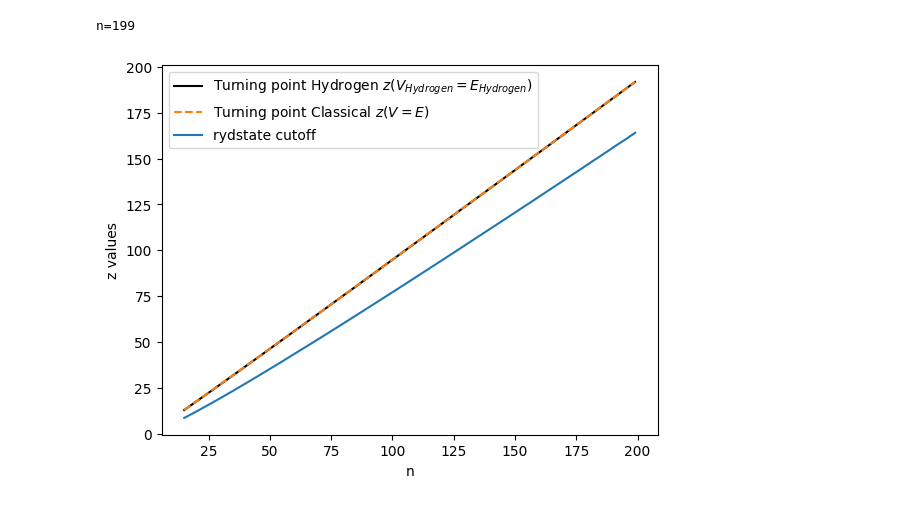
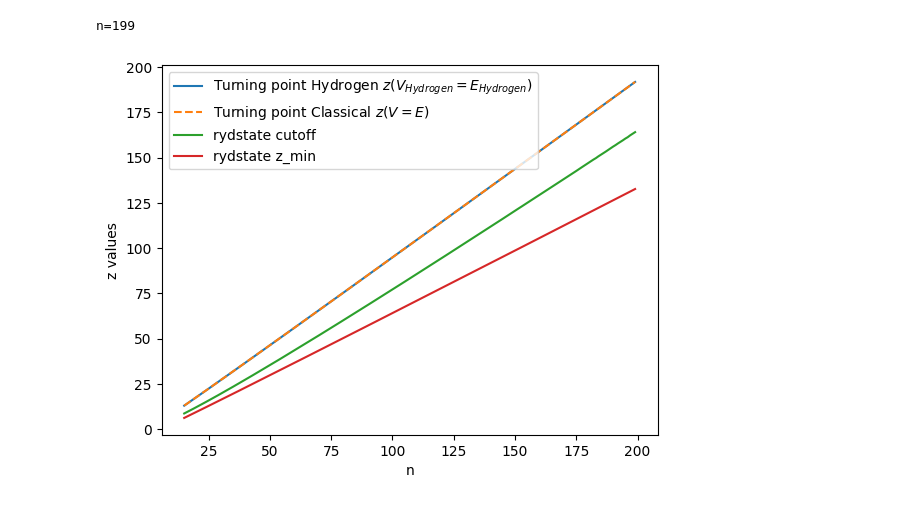
Before and after one commit to pairinteraction/rydstate, a Jupyter notebook: docs/examples/comparisons/compare_z_min_cutoff.ipynb, the cells around one changed output. Drawn from its saved outputs; the diff is of its cells as text; code cells hidden in the pictures.

```diff
--- a/docs/examples/comparisons/compare_z_min_cutoff.ipynb
+++ b/docs/examples/comparisons/compare_z_min_cutoff.ipynb
@@ -19,43 +20,40 @@ for n in n_list:
     j = l + 0.5
     qn_list.append((n, l, j))
 # %%
-z_i_dict = {"hydrogen": [], "classical": [], "rydstate cutoff": []}
+z_i_dict = {"hydrogen": [], "classical": [], "rydstate cutoff": [], "rydstate z_min": []}
 for qn in qn_list:
     print(f"n={qn[0]}", end="\r")
-    state = RydbergStateSQDTAlkali("Rb", n=qn[0], l=qn[1], j=qn[2])
+    state = rydstate.RydbergStateSQDTAlkali("Rb", n=qn[0], l=qn[1], j=qn[2])
 
     hydrogen_z_i = state.radial.potential.calc_hydrogen_turning_point_z(state.n)
     z_i_dict["hydrogen"].append(hydrogen_z_i)
     z_i = state.radial.potential.calc_turning_point_z(state.get_energy("a.u."))
     z_i_dict["classical"].append(z_i)
 
-    state.radial.create_wavefunction()
-    z_i_dict["rydstate cutoff"].append(state.radial.wavefunction.grid.z_min)
+    state.radial.integrate_wavefunction()
+    cutoff = state.radial.z_list[np.argwhere(state.radial.w_list != 0)[0][0]]
+    z_i_dict["rydstate cutoff"].append(cutoff)
+    z_i_dict["rydstate z_min"].append(state.radial.z_list[0])
 # %% [output]
 n=199
 # %%
 fig, ax = plt.subplots()
 
 labels = {
     "classical": "Turning point Classical $z(V=E)$",
     "hydrogen": r"Turning point Hydrogen $z(V_{Hydrogen}=E_{Hydrogen})$",
 }
 linestyles = {
     "classical": "--",
-    "hydrogen": "-",
-}
-colors = {
-    "rydstate cutoff": "C0",
-    "classical": "C1",
 }
 
-for key, values in z_i_dict.items():
-    ax.plot(n_list, values, ls=linestyles.get(key, "-"), color=colors.get(key, "k"), label=labels.get(key, key))
+for i, (key, values) in enumerate(z_i_dict.items()):
+    ax.plot(n_list, values, ls=linestyles.get(key, "-"), color=f"C{i}", label=labels.get(key, key))
 
 ax.set_xlabel("n")
 ax.set_ylabel("z values")
 
 ax.legend()
 plt.show()
 # %% [output]
-[figure, old version]
+[figure, new version]
```
Also changed, not shown: parts of 1 cell of this notebook, 5 other files.
